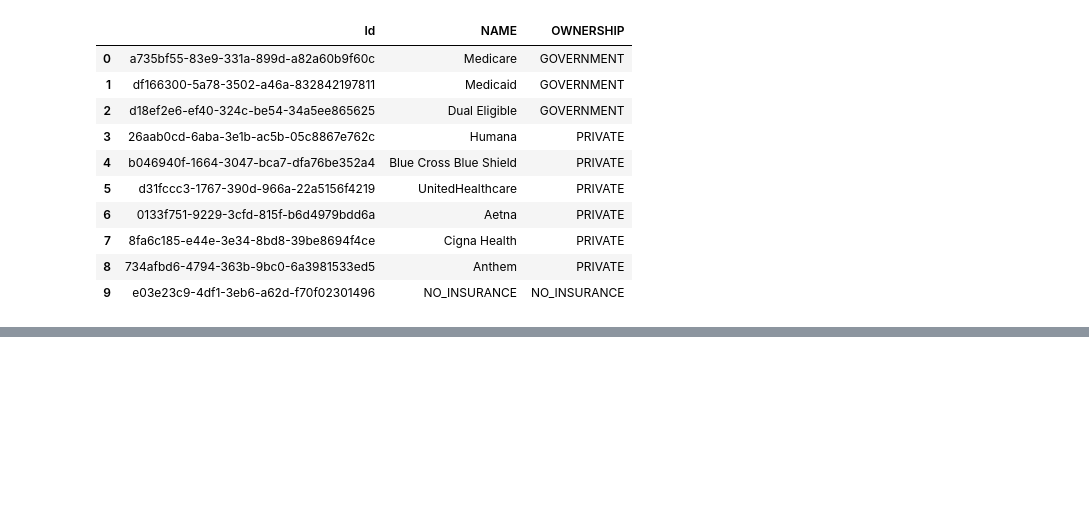
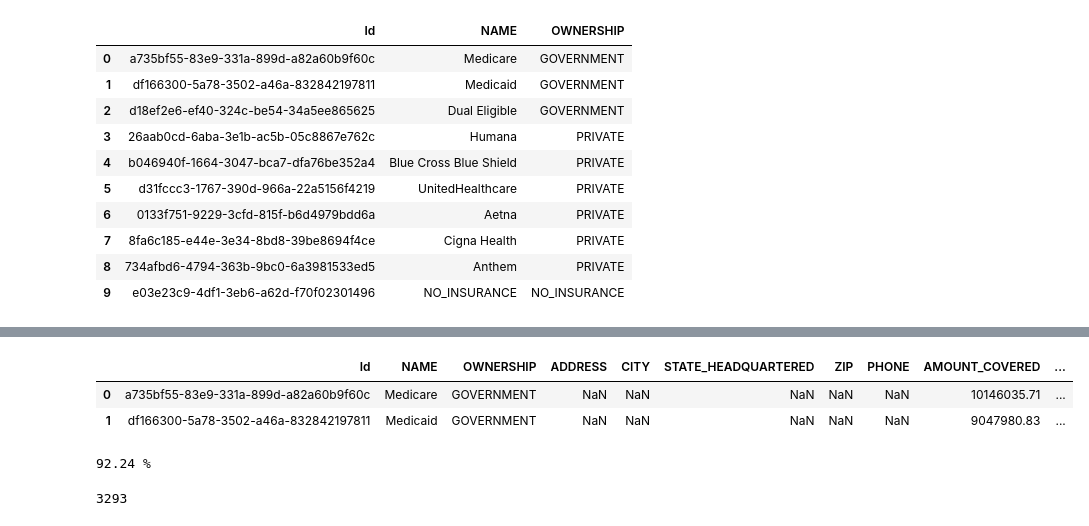
Before and after one commit to leon0113/claims-denial-analytics, a Jupyter notebook: notebooks/01_explore.ipynb, the cells around one changed output, grey strips where cells are left out. Saved outputs shown, nothing was run; the diff lists cells and outputs as text; code cells hidden in the pictures; blank space fills up the shorter version.

```diff
--- a/notebooks/01_explore.ipynb
+++ b/notebooks/01_explore.ipynb
@@ -126,0 +151,16 @@ dfs["payers"][["Id", "NAME", "OWNERSHIP"]]
+# %%
+p = dfs["payers"]
+p.head(2)
+# %% [output]
+|  | Id | NAME | OWNERSHIP | ADDRESS | CITY | STATE_HEADQUARTERED | ZIP | PHONE | AMOUNT_COVERED | ... |
+| 0 | a735bf55-83e9-331a-899d-a82a60b9f60c | Medicare | GOVERNMENT | NaN | NaN | NaN | NaN | NaN | 10146035.71 | ... |
+| 1 | df166300-5a78-3502-a46a-832842197811 | Medicaid | GOVERNMENT | NaN | NaN | NaN | NaN | NaN | 9047980.83 | ... |
+# %%
+match_rate = c["PRIMARYPATIENTINSURANCEID"].isin(p["Id"]).mean()
+print(round(match_rate * 100, 2), "%")
+# %% [output]
+92.24 %
+# %%
+print((c["SERVICEDATE"] >= "2024-01-01").sum())
+# %% [output]
+3293
```
Also changed, not shown: parts of 6 cells of this notebook.
